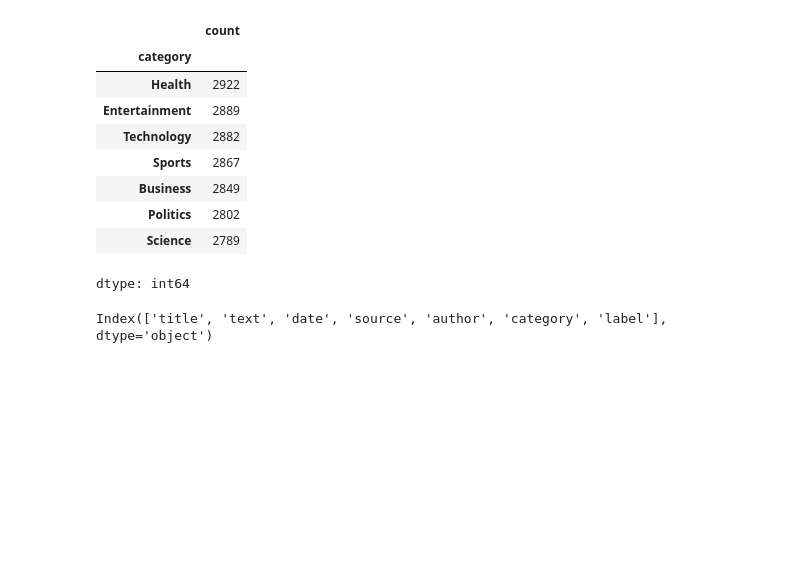
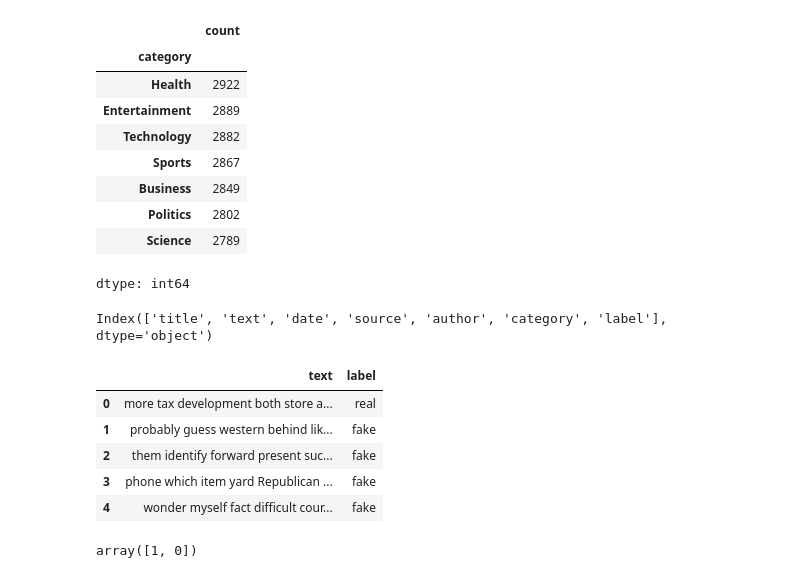
Before and after one commit to Rehman047/Fake-News-Detector-using-Support-Vector-Machine, a Jupyter notebook: Fake_News_Detector.ipynb, the cells around one changed output. Drawn from its saved outputs; the diff is of its cells as text; code cells hidden in the pictures; blank space fills up the shorter version.

Commit message:
performed some basic preprocessing such as label encoding, removing null values

```diff
--- a/Fake_News_Detector.ipynb
+++ b/Fake_News_Detector.ipynb
@@ -69,3 +74,15 @@ dtype: int64
 df.columns
 # %% [output]
 Index(['title', 'text', 'date', 'source', 'author', 'category', 'label'], dtype='object')
+# %%
+df = df[['text', 'label']]    # since we are going to make prediction only upon text. other columns like author, source are not meaningfull for predictions
+df.dropna(inplace=True)  # rows with null values are useless, so remove them
+# %%
+df.head()
+# %% [output]
+|  | text | label |
+| 0 | more tax development both store a... | real |
+| 1 | probably guess western behind lik... | fake |
+| 2 | them identify forward present suc... | fake |
+| 3 | phone which item yard Republican ... | fake |
+| 4 | wonder myself fact difficult cour... | fake |
@@ -71,0 +91,4 @@ Index(['title', 'text', 'date', 'source', 'author', 'category', 'label'], dtype=
+# %%
+df['label'].unique()
+# %% [output]
+array([1, 0])
```
Also changed, not shown: parts of 6 cells of this notebook.
